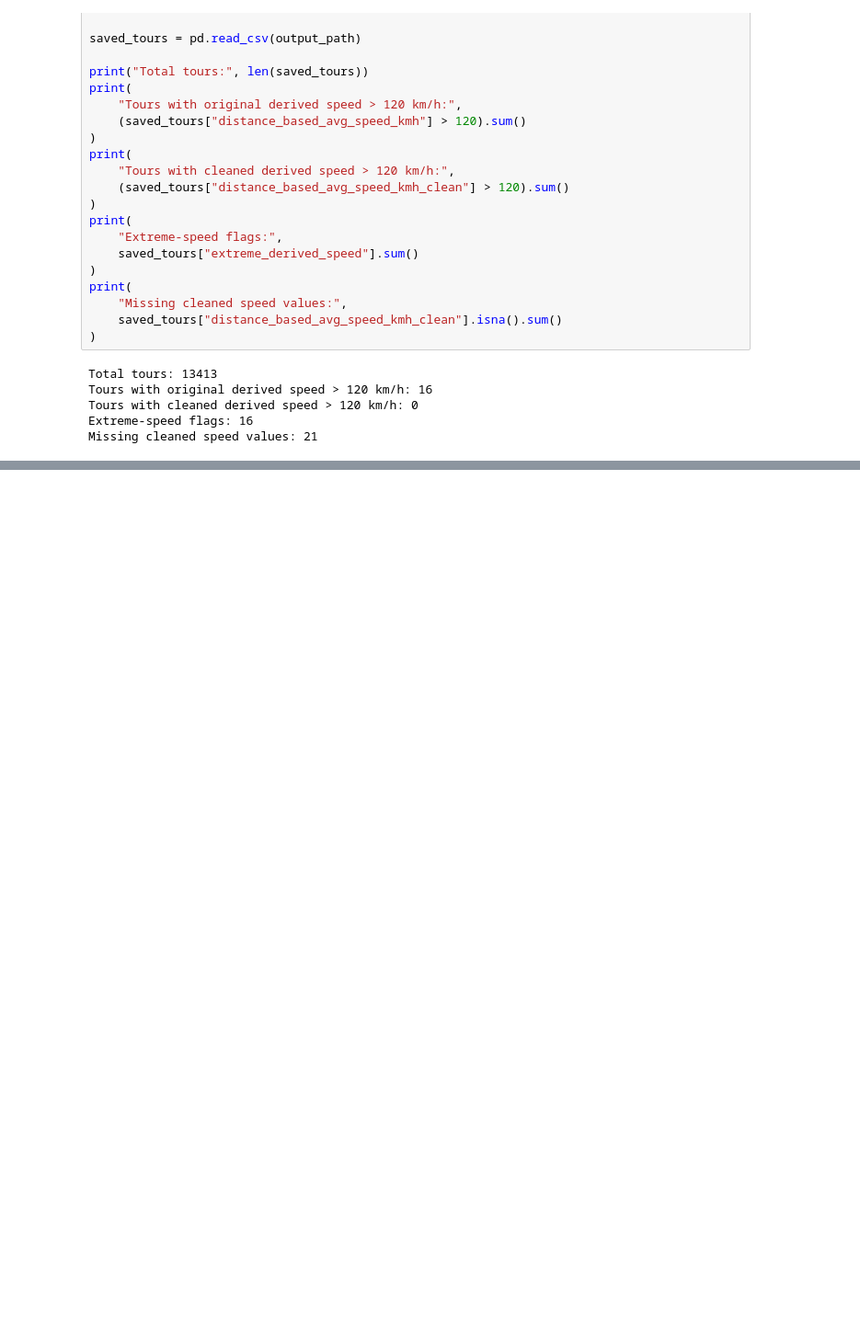
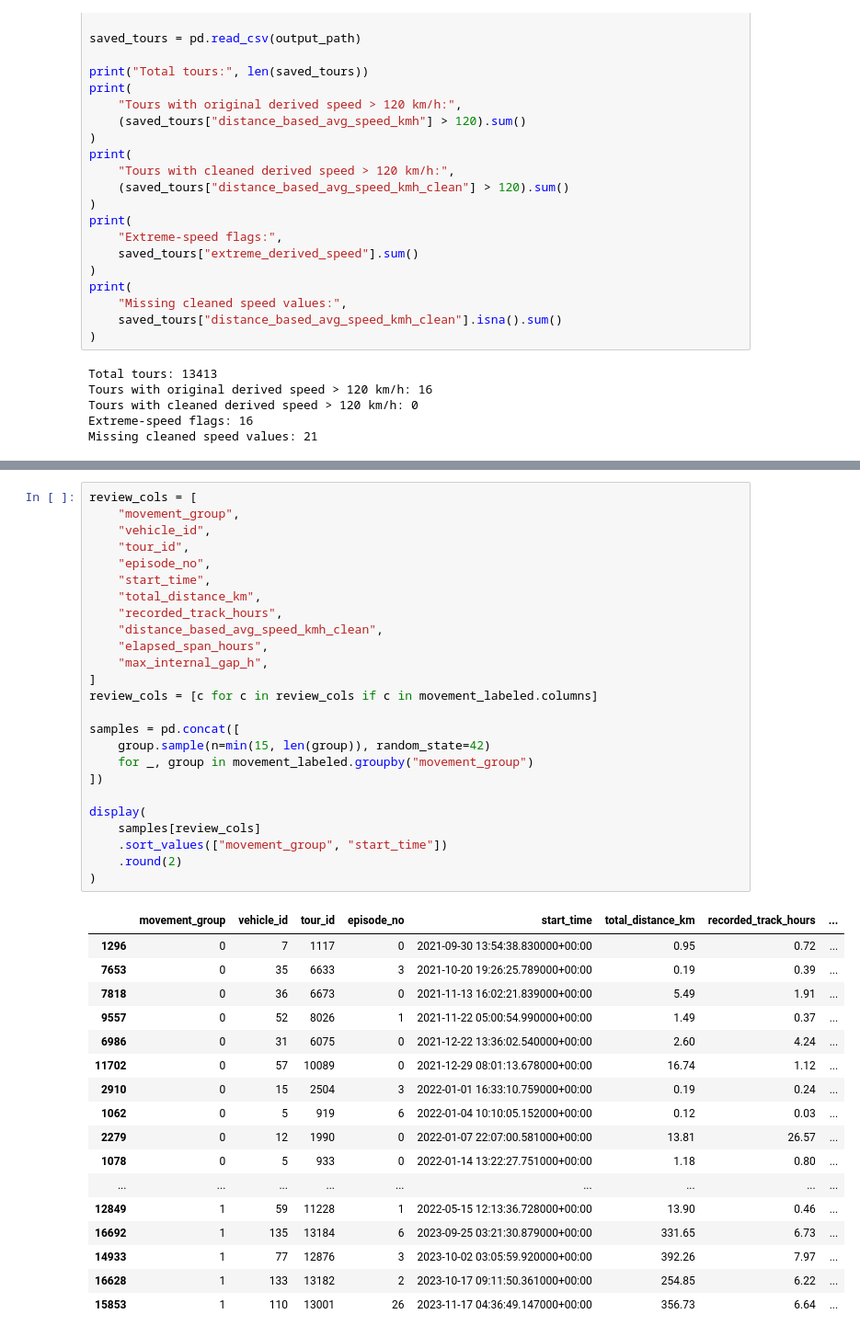
Before and after one commit to Bhargeshjani03/dt-cargo-vehicle-telemetry-, a Jupyter notebook: notebooks/tour_level_PCA.ipynb, the cells around one changed output, grey strips where cells are left out. Shown at 92% size. Cells and saved outputs as stored; diff of their text form; blank space fills up the shorter version.

```diff
--- a/notebooks/tour_level_PCA.ipynb
+++ b/notebooks/tour_level_PCA.ipynb
@@ -852,0 +2732,43 @@ Missing cleaned speed values: 21
+# %%
+review_cols = [
+    "movement_group",
+    "vehicle_id",
+    "tour_id",
+    "episode_no",
+    "start_time",
+    "total_distance_km",
+    "recorded_track_hours",
+    "distance_based_avg_speed_kmh_clean",
+    "elapsed_span_hours",
+    "max_internal_gap_h",
+]
+review_cols = [c for c in review_cols if c in movement_labeled.columns]
+
+samples = pd.concat([
+    group.sample(n=min(15, len(group)), random_state=42)
+    for _, group in movement_labeled.groupby("movement_group")
+])
+
+display(
+    samples[review_cols]
+    .sort_values(["movement_group", "start_time"])
+    .round(2)
+)
+# %% [output]
+|  | movement_group | vehicle_id | tour_id | episode_no | start_time | total_distance_km | recorded_track_hours | ... |
+| 1296 | 0 | 7 | 1117 | 0 | 2021-09-30 13:54:38.830000+00:00 | 0.95 | 0.72 | ... |
+| 7653 | 0 | 35 | 6633 | 3 | 2021-10-20 19:26:25.789000+00:00 | 0.19 | 0.39 | ... |
+| 7818 | 0 | 36 | 6673 | 0 | 2021-11-13 16:02:21.839000+00:00 | 5.49 | 1.91 | ... |
+| 9557 | 0 | 52 | 8026 | 1 | 2021-11-22 05:00:54.990000+00:00 | 1.49 | 0.37 | ... |
+| 6986 | 0 | 31 | 6075 | 0 | 2021-12-22 13:36:02.540000+00:00 | 2.60 | 4.24 | ... |
+| 11702 | 0 | 57 | 10089 | 0 | 2021-12-29 08:01:13.678000+00:00 | 16.74 | 1.12 | ... |
+| 2910 | 0 | 15 | 2504 | 3 | 2022-01-01 16:33:10.759000+00:00 | 0.19 | 0.24 | ... |
+| 1062 | 0 | 5 | 919 | 6 | 2022-01-04 10:10:05.152000+00:00 | 0.12 | 0.03 | ... |
+| 2279 | 0 | 12 | 1990 | 0 | 2022-01-07 22:07:00.581000+00:00 | 13.81 | 26.57 | ... |
+| 1078 | 0 | 5 | 933 | 0 | 2022-01-14 13:22:27.751000+00:00 | 1.18 | 0.80 | ... |
+| ... | ... | ... | ... | ... | ... | ... | ... | ... |
+| 12849 | 1 | 59 | 11228 | 1 | 2022-05-15 12:13:36.728000+00:00 | 13.90 | 0.46 | ... |
+| 16692 | 1 | 135 | 13184 | 6 | 2023-09-25 03:21:30.879000+00:00 | 331.65 | 6.73 | ... |
+| 14933 | 1 | 77 | 12876 | 3 | 2023-10-02 03:05:59.920000+00:00 | 392.26 | 7.97 | ... |
+| 16628 | 1 | 133 | 13182 | 2 | 2023-10-17 09:11:50.361000+00:00 | 254.85 | 6.22 | ... |
+| 15853 | 1 | 110 | 13001 | 26 | 2023-11-17 04:36:49.147000+00:00 | 356.73 | 6.64 | ... |
```
Also changed, not shown: parts of 33 cells of this notebook, 9 other files.
